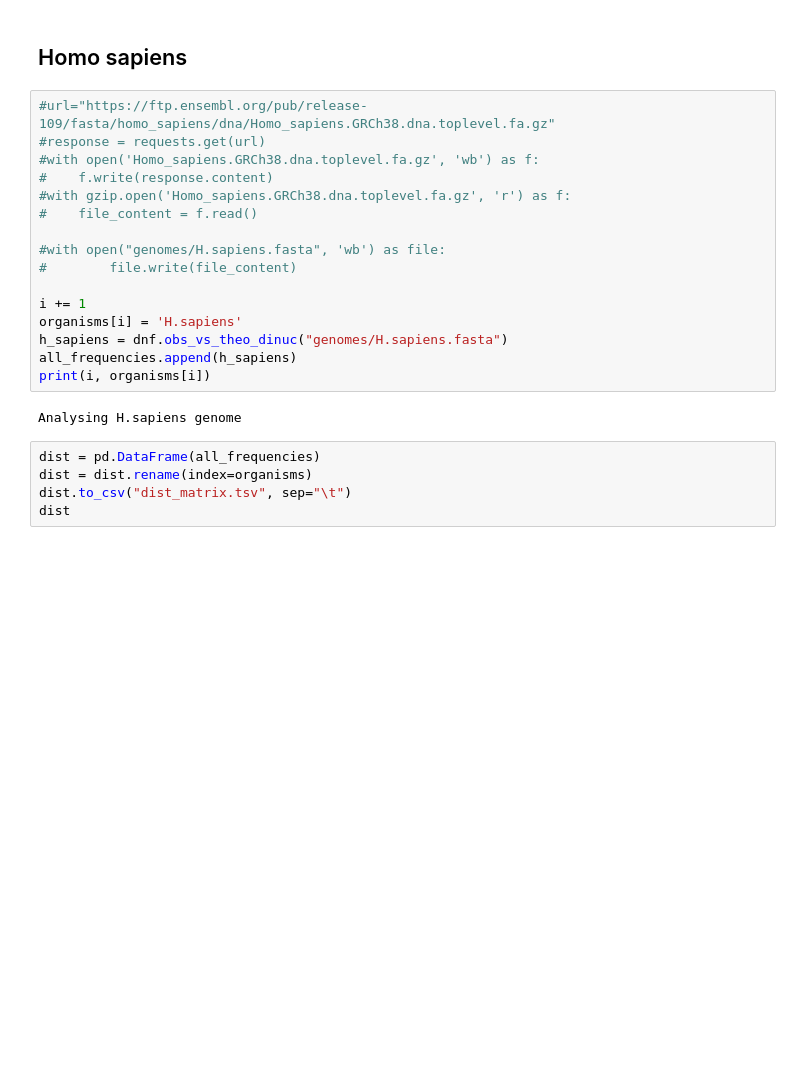
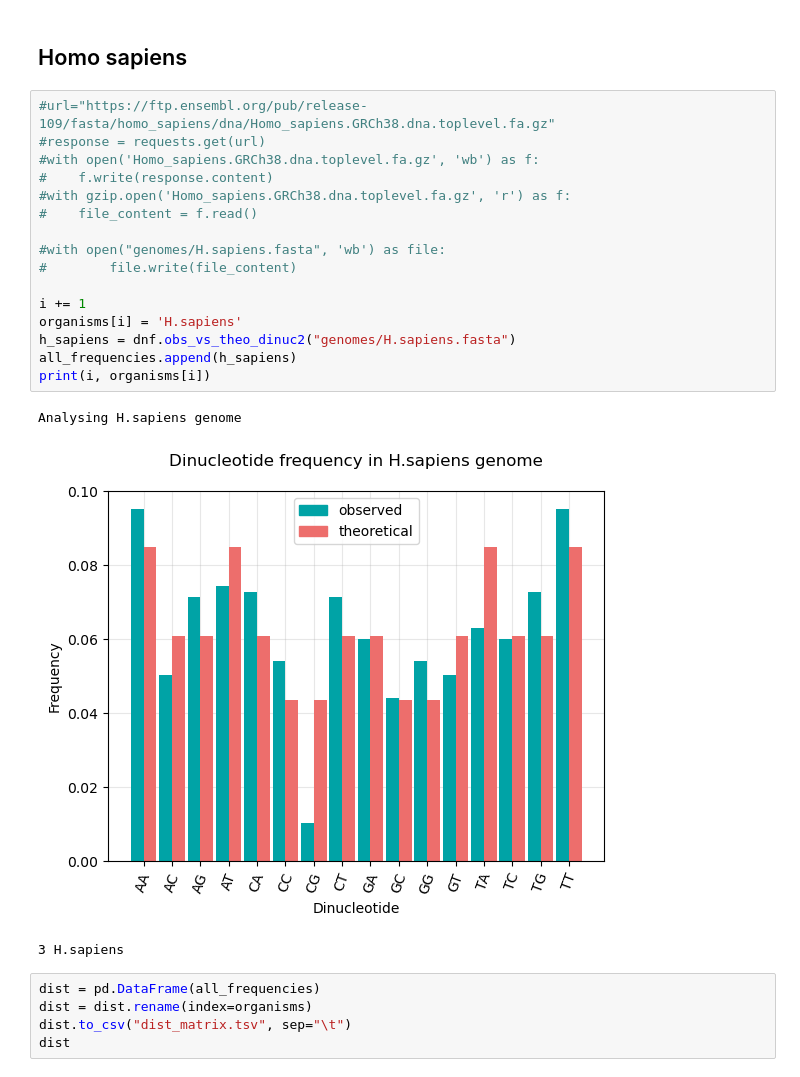
Before and after one commit to zhukovanadezhda/dinucleo-freq, a Jupyter notebook: dinucleo-freq.ipynb, the cells around one changed output. Saved outputs shown, nothing was run; the diff lists cells and outputs as text; blank space fills up the shorter version.

```diff
--- a/dinucleo-freq.ipynb
+++ b/dinucleo-freq.ipynb
@@ -212,21 +212,23 @@ The genome consists of 25 chromosomes or scaffolds of total size of 1340.431 Mb
 # %%
 #url="https://ftp.ensembl.org/pub/release-109/fasta/homo_sapiens/dna/Homo_sapiens.GRCh38.dna.toplevel.fa.gz"
 #response = requests.get(url)
 #with open('Homo_sapiens.GRCh38.dna.toplevel.fa.gz', 'wb') as f:
 #    f.write(response.content)
 #with gzip.open('Homo_sapiens.GRCh38.dna.toplevel.fa.gz', 'r') as f:
 #    file_content = f.read()
 
 #with open("genomes/H.sapiens.fasta", 'wb') as file:
 #        file.write(file_content)
 
 i += 1
 organisms[i] = 'H.sapiens'
-h_sapiens = dnf.obs_vs_theo_dinuc("genomes/H.sapiens.fasta")
+h_sapiens = dnf.obs_vs_theo_dinuc2("genomes/H.sapiens.fasta")
 all_frequencies.append(h_sapiens)
 print(i, organisms[i])
 # %% [output]
 Analysing H.sapiens genome
+[figure, added]
+3 H.sapiens
 # %%
 dist = pd.DataFrame(all_frequencies)
 dist = dist.rename(index=organisms)
```
